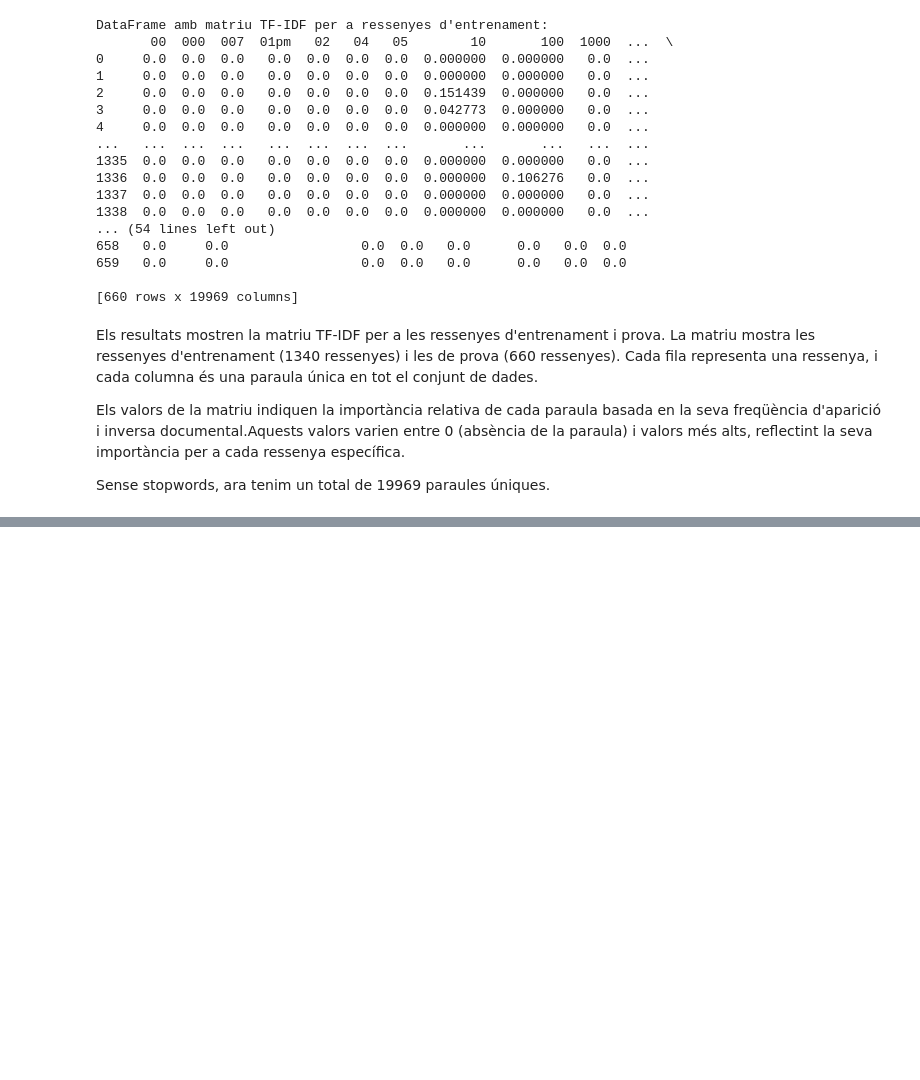
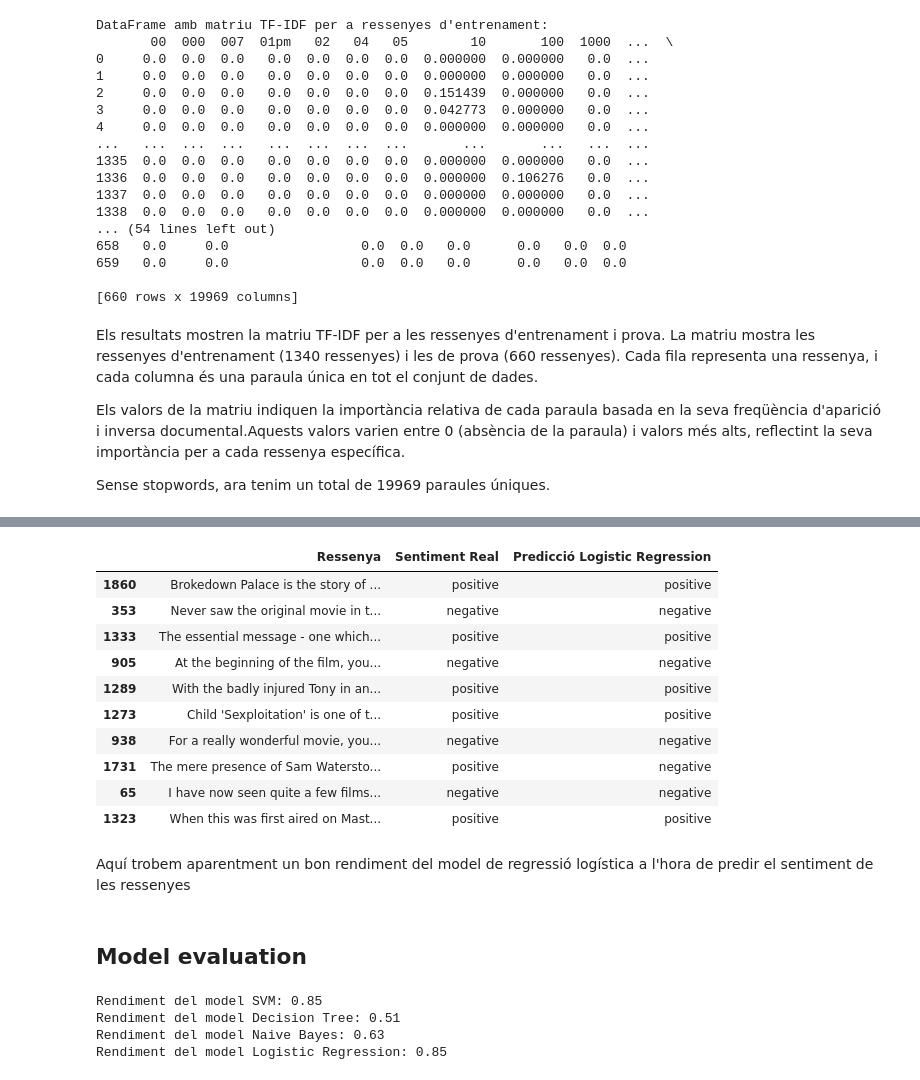
Before and after one commit to edaimon/projecte-final-it-academy, a Jupyter notebook: Projecte_Final_EDJ.ipynb, the cells around one changed output, grey strips where cells are left out. Cells and saved outputs as stored; diff of their text form; code cells hidden in the pictures; blank space fills up the shorter version.

```diff
--- a/Projecte_Final_EDJ.ipynb
+++ b/Projecte_Final_EDJ.ipynb
@@ -388,0 +555,35 @@ print(len(unique_words))
+# %%
+from sklearn.linear_model import LogisticRegression
+
+# Creem una instància de LogisticRegression
+log_reg = LogisticRegression()
+
+# Entrenem el model amb les dades d'entrenament
+log_reg.fit(train_x_tfidf, train_y)
+
+# Fem prediccions amb les dades de prova
+predictions_log_reg = log_reg.predict(test_x_tfidf)
+# %%
+df_predictions_log_reg = pd.DataFrame({
+    'Ressenya': test_x,  # Les ressenyes originals
+    'Sentiment Real': test_y,  # Els sentiments reals
+    'Predicció Logistic Regression': predictions_log_reg # Les prediccions del Logistic Regression
+})
+
+df_predictions_log_reg.head(10)
+# %% [output]
+|  | Ressenya | Sentiment Real | Predicció Logistic Regression |
+| 1860 | Brokedown Palace is the story of ... | positive | positive |
+| 353 | Never saw the original movie in t... | negative | negative |
+| 1333 | The essential message - one which... | positive | positive |
+| 905 | At the beginning of the film, you... | negative | negative |
+| 1289 | With the badly injured Tony in an... | positive | positive |
+| 1273 | Child 'Sexploitation' is one of t... | positive | positive |
+| 938 | For a really wonderful movie, you... | negative | negative |
+| 1731 | The mere presence of Sam Watersto... | positive | negative |
+| 65 | I have now seen quite a few films... | negative | negative |
+| 1323 | When this was first aired on Mast... | positive | positive |
+# %% [markdown]
+Aquí trobem aparentment un bon rendiment del model de regressió logística a l'hora de predir el sentiment de les ressenyes
+# %% [markdown]
+## Model evaluation
@@ -388,0 +602,21 @@ print(len(unique_words))
+# %%
+# Avalua el rendiment del model SVM
+svc_score = svc.score(test_x_tfidf, test_y)
+print(f"Rendiment del model SVM: {round(svc_score, 2)}")
+
+# Avalua el rendiment del model Decision Tree
+dec_tree_score = dec_tree.score(test_x_tfidf, test_y)
+print(f"Rendiment del model Decision Tree: {round(dec_tree_score, 2)}")
+
+# Avalua el rendiment del model Naive Bayes
+gnb_score = gnb.score(test_x_tfidf.toarray(), test_y)
+print(f"Rendiment del model Naive Bayes: {round(gnb_score, 2)}")
+
+# Avalua el rendiment del model Logistic Regression
+log_reg_score = log_reg.score(test_x_tfidf, test_y)
+print(f"Rendiment del model Logistic Regression: {log_reg_score}")
+# %% [output]
+Rendiment del model SVM: 0.85
+Rendiment del model Decision Tree: 0.51
+Rendiment del model Naive Bayes: 0.63
+Rendiment del model Logistic Regression: 0.85
```
Also changed, not shown: parts of 25 cells of this notebook.
